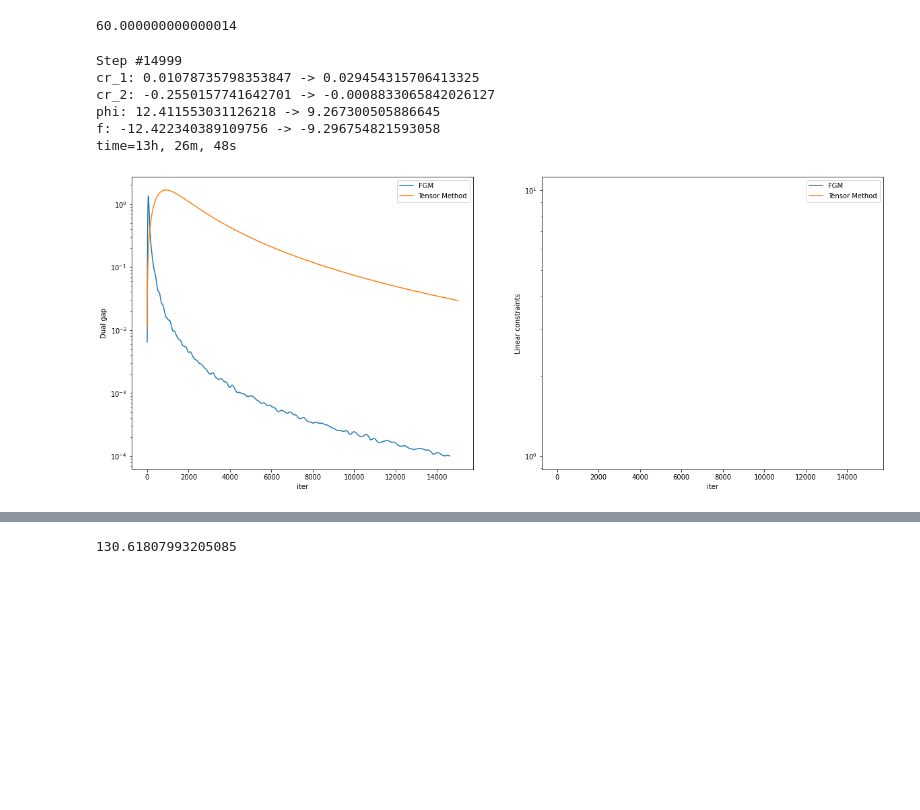
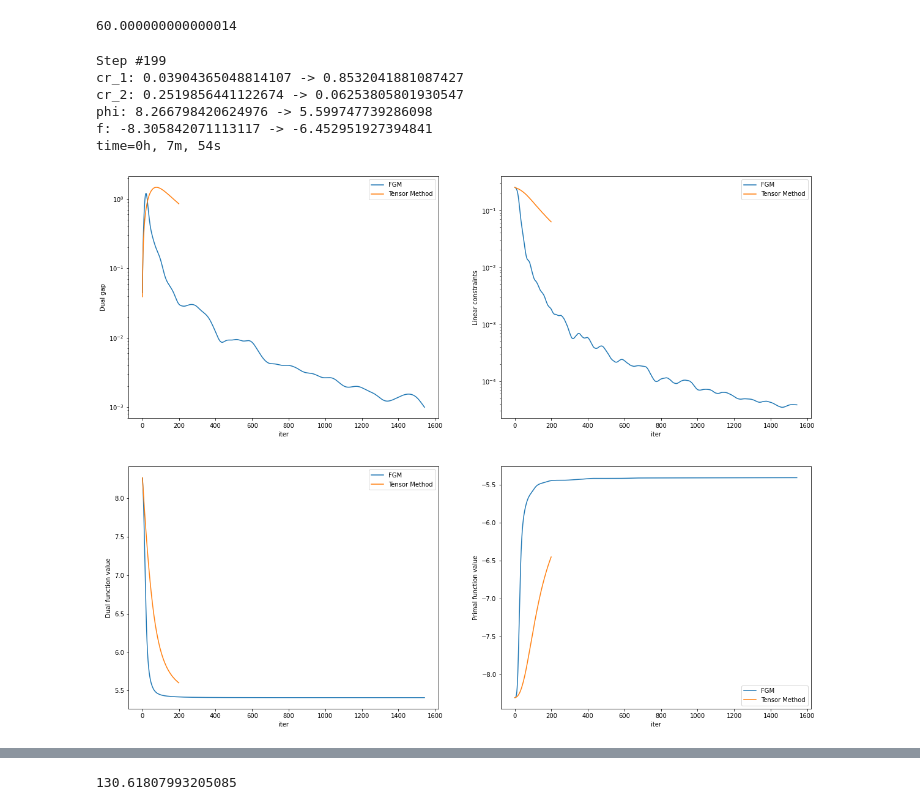
Before and after one commit to postrou/OPTAMI, a Jupyter notebook: primal_dual.ipynb, the cells around one changed output, grey strips where cells are left out. Saved outputs shown, nothing was run; the diff lists cells and outputs as text; code cells hidden in the pictures; blank space fills up the shorter version.

```diff
--- a/primal_dual.ipynb
+++ b/primal_dual.ipynb
@@ -25,9 +26,6 @@ from IPython.display import clear_output
 # sys.path.append('/content/drive/MyDrive/Documents/OPTAMI')
 from OPTAMI import PrimalDualAccelerated, BDGM
 from run_pd_experiment import *
-# %%
-n = 784
-m = int(np.sqrt(n))
 # %%
 device = 'cuda:1'
 # device = 'cpu'
@@ -125,7 +128,8 @@ def fast_gradient_method(
 # %%
 gamma = 1
-eps = 0.0001
+eps = 0.001
 image_index = 0
+new_m = 10
 # %%
 eps, gamma
 # %% [output]
@@ -133,5 +137,11 @@ eps, gamma
 # %%
 images, labels = load_data()
+if new_m is not None:
+    n = new_m ** 2
+    m = new_m
+else:
+    n = len(images[0])
+    m = int(np.sqrt(n))
 
 p_list = [34860, 31226, 239, 37372, 17390]
 q_list = [45815, 35817, 43981, 54698, 49947]
@@ -139,10 +149,13 @@ q_list = [45815, 35817, 43981, 54698, 49947]
 # x_array = np.linspace(1 / 2e-2, 1 / 4e-4, 6)
 # epslist = 1 / x_array
 epsp = eps / 8
-p, q = mnist(epsp, p_list[image_index], q_list[image_index], images, n)
-p_ref, q_ref = mnist(0, p_list[image_index], q_list[image_index], images, n)
-p = torch.tensor(p, device=device).double()
-q = torch.tensor(q, device=device).double()
-p_ref = torch.tensor(p_ref, device=device).double()
-q_ref = torch.tensor(q_ref, device=device).double()
+
+p, q = mnist(epsp, p_list[image_index], q_list[image_index], images, m)
+p = torch.tensor(p, device=device, dtype=torch.double)
+q = torch.tensor(q, device=device, dtype=torch.double)
+
+p_ref, q_ref = mnist(0, p_list[image_index], q_list[image_index], images, m)
+p_ref = torch.tensor(p_ref, device=device, dtype=torch.double)
+q_ref = torch.tensor(q_ref, device=device, dtype=torch.double)
+
 b = torch.cat((p, q))
@@ -161,7 +183,8 @@ primal_var_func = lambda lamb: calculate_x(lamb, n, gamma, M_matrix / gamma, one
 round_func = lambda primal_var: B_round(primal_var, p_ref, q_ref, ones)
 # %%
 %%time
-F_value, g_value, primal_var, dual_var, fgm_cr_1_list, fgm_cr_2_list = fast_gradient_method(
+primal_var, dual_var, F_list, g_list, fgm_cr_1_list, fgm_cr_2_list = fast_gradient_method(
+    n,
     M_1,
     M_matrix,
     primal_func,
@@ -217,22 +240,25 @@ optimizer = PrimalDualAccelerated(
     calculate_primal_var=lambda lamb: calculate_x(lamb, n, gamma, M_matrix / gamma, ones)
 )
 # %%
-optimizer, i, cr_1, cr_2 = run_experiment(
+optimizer, i, cr_1_list, cr_2_list, phi_list, f_list = run_experiment(
     M_p,
     gamma,
     eps,
     image_index,
+    m,
     optimizer=optimizer,
-    max_steps=15000,
+    max_steps=200,
     fgm_cr_1_list=fgm_cr_1_list,
     fgm_cr_2_list=fgm_cr_2_list,
+    fgm_phi_list=F_list,
+    fgm_f_list=g_list,
     device=device
 )
 # %% [output]
-Step #14999
-cr_1: 0.01078735798353847 -> 0.029454315706413325
-cr_2: -0.2550157741642701 -> -0.0008833065842026127
-phi: 12.411553031126218 -> 9.267300505886645
-f: -12.422340389109756 -> -9.296754821593058
-time=13h, 26m, 48s
+Step #199
+cr_1: 0.03904365048814107 -> 0.8532041881087427
+cr_2: 0.2519856441122674 -> 0.06253805801930547
+phi: 8.266798420624976 -> 5.599747739286098
+f: -8.305842071113117 -> -6.452951927394841
+time=0h, 7m, 54s
-[figure, old version]
+[figure, new version]
```
Also changed, not shown: parts of 13 cells of this notebook.
